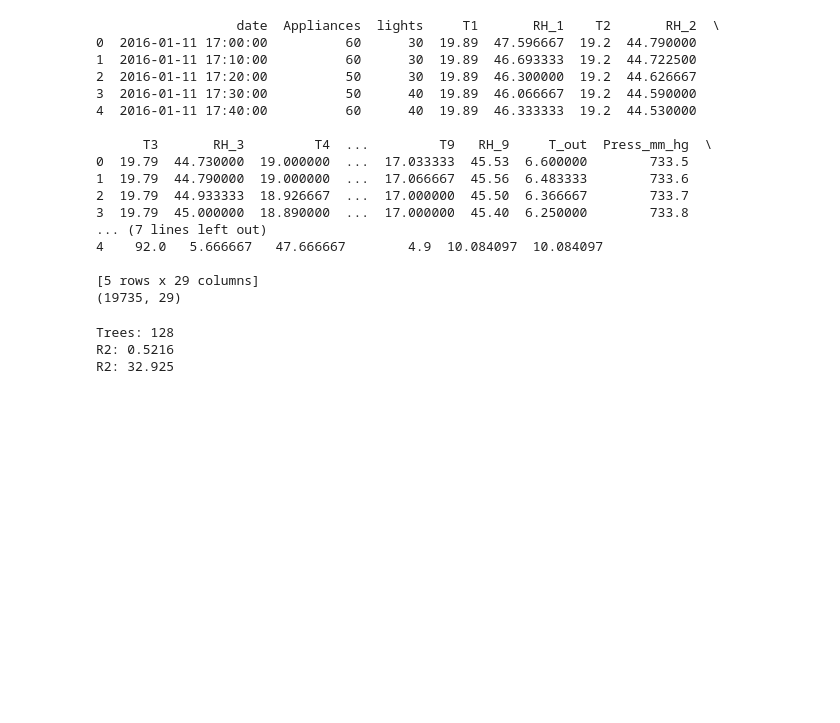
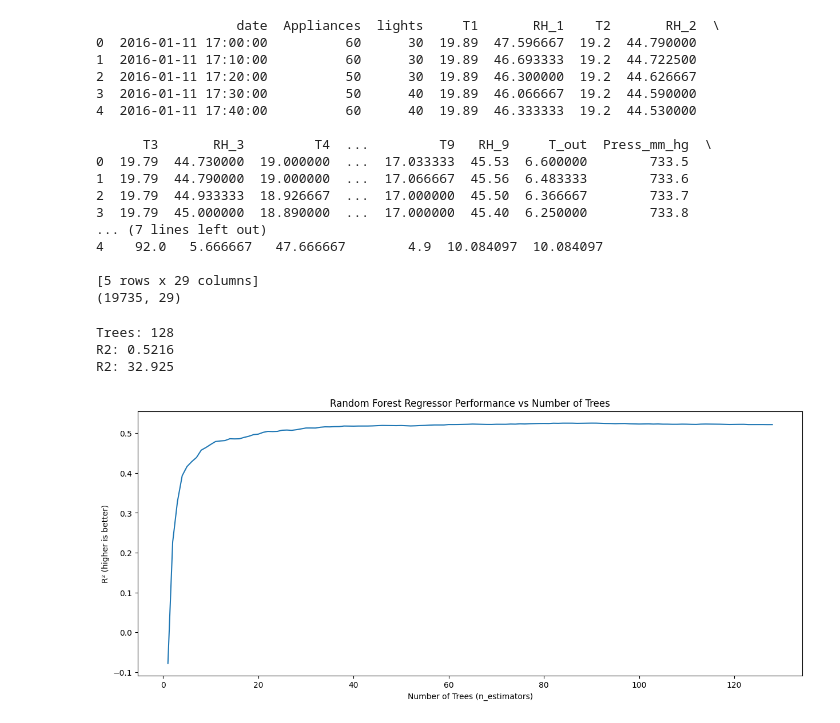
Before and after one commit to MasonLeeCity123/Introduction-to-AI-groupwork, a Jupyter notebook: PhoenixNotebook.ipynb, the cells around one changed output. Saved outputs shown, nothing was run; the diff lists cells and outputs as text; code cells hidden in the pictures; blank space fills up the shorter version.

```diff
--- a/PhoenixNotebook.ipynb
+++ b/PhoenixNotebook.ipynb
@@ -88,11 +88,13 @@ R2: 32.925
 # %%
 ## Plot
 plt.figure(figsize=(15, 6))
 plt.plot(nums, r2_list)
 plt.xlabel("Number of Trees (n_estimators)")
 plt.ylabel("R² (higher is better)")
 plt.title("Random Forest Regressor Performance vs Number of Trees")
-plt.show
+plt.show()
+# %% [output]
+[figure, added]
 # %%
 plt.figure(figsize=(15, 6))
 plt.plot(nums, mae_list)
```
Also changed, not shown: parts of 1 cell of this notebook.
